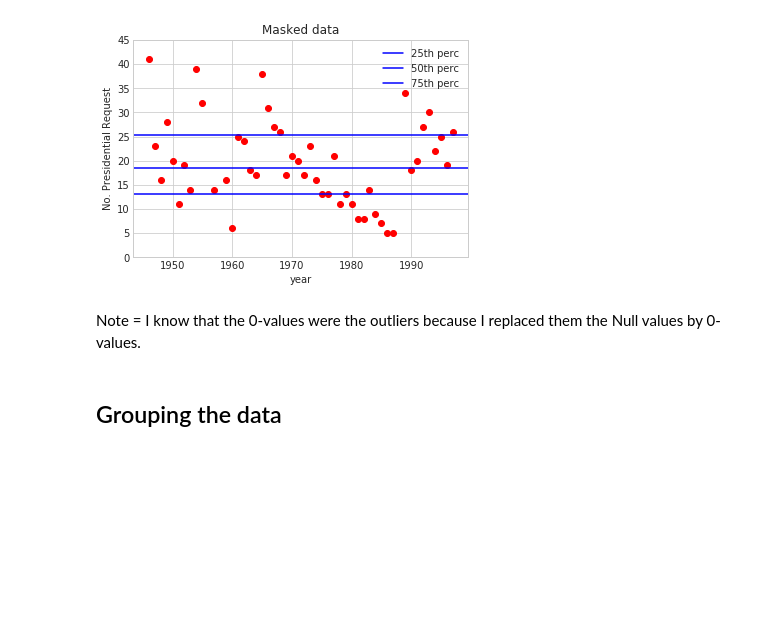
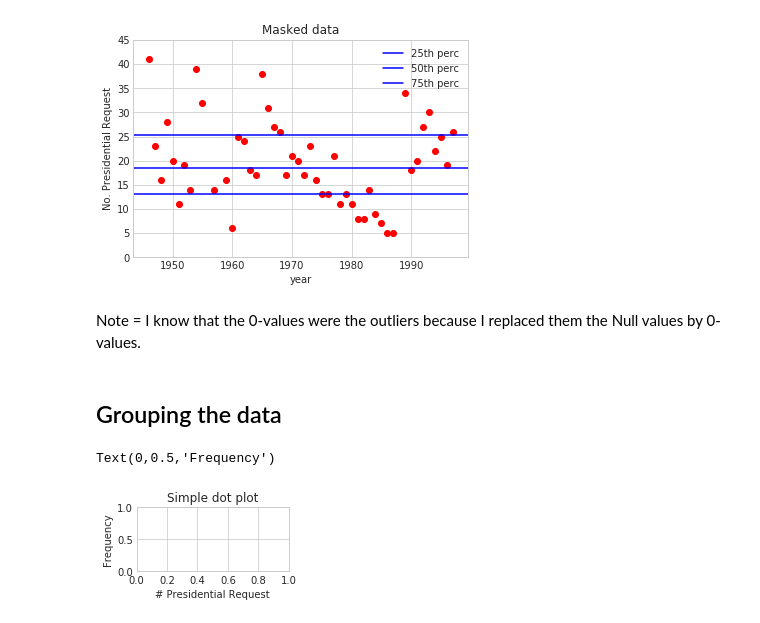
Before and after one commit to pedroortizortega/Presidential_request_USA, a Jupyter notebook: Presidential_request.ipynb, the cells around one changed output. Drawn from its saved outputs; the diff is of its cells as text; code cells hidden in the pictures; blank space fills up the shorter version.

Commit message:
Creating the grouping objects in the data

```diff
--- a/Presidential_request.ipynb
+++ b/Presidential_request.ipynb
@@ -157,7 +157,7 @@ from collections import Counter
 from collections import OrderedDict
 from matplotlib.pylab import frange
 # %%
-# Grouping data using frecuency
+# Select the data using frecuency
 x_freq = Counter(y)
-x_ = np.array(x_freq.keys())
-y_ = np.array(x_freq.values())
+x_ = np.array(list(x_freq.keys()))
+y_ = np.array(list(x_freq.values()))
@@ -163,0 +185,20 @@ y_ = np.array(x_freq.values())
+# %%
+# Ploting the data as dot plot
+plt.subplot(311)
+plt.title("Dot Plot by Frequency")
+
+##########Ploting frequency
+plt.plot(y_ , x_ , 'ro')
+plt.xlabel('Count')
+plt.ylabel('# Presedential Request')
+###### Setting min and max
+plt.xlim(min(y_)-1 , max(y_)+1)
+
+plt.subplot(321)
+plt.title("Simple dot plot")
+plt.xlabel('# Presidential Request')
+plt.ylabel('Frequency')
+#plt.show()
+# %% [output]
+Text(0,0.5,'Frequency')
+[figure, added]
```
Also changed, not shown: parts of 1 cell of this notebook.
